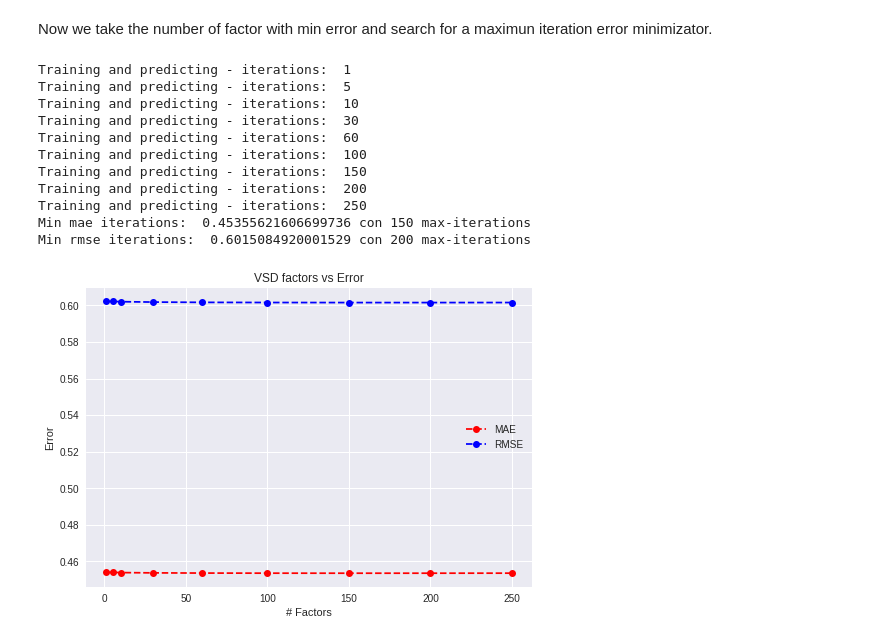
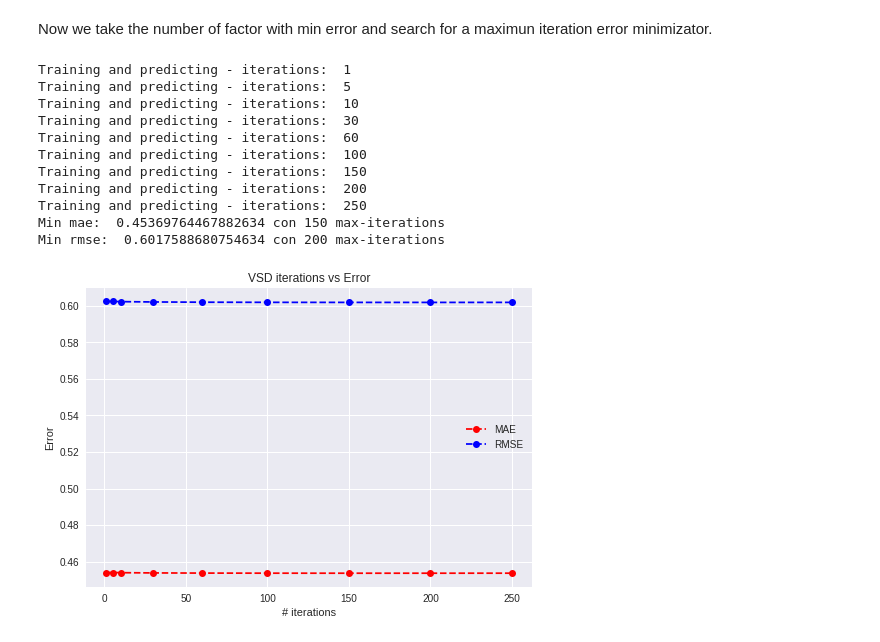
Before and after one commit to paulanavarretec/RecSys-Tarea1, a Jupyter notebook: Recsys_Tarea1_Sensitivity_Analysis.ipynb, the cells around one changed output. Cells and saved outputs as stored; diff of their text form; code cells hidden in the pictures.

```diff
--- a/Recsys_Tarea1_Sensitivity_Analysis.ipynb
+++ b/Recsys_Tarea1_Sensitivity_Analysis.ipynb
@@ -277,34 +277,34 @@ for i in range(len(n)):
   if rmse[i] < min_rmse:
     min_rmse = rmse[i]
     n2 = n[i]
 
 print('Min mae: ',min_mae, 'con' ,n1, 'max-iterations')
 print('Min rmse: ',min_rmse, 'con' ,n2, 'max-iterations')
 
 
 #Plot Errors
 import matplotlib.pyplot as plt
 
 plt.plot(n, mae, marker='o', linestyle='--', color='r', label='MAE')
 plt.plot(n, rmse, marker='o', linestyle='--', color='b', label='RMSE')
 
 # plt.plot(radius, area)
-plt.xlabel('# Factors')
+plt.xlabel('# iterations')
 plt.ylabel('Error')
 plt.title('VSD iterations vs Error')
 plt.legend()
 
 plt.show()
 # %% [output]
 Training and predicting - iterations:  1
 Training and predicting - iterations:  5
 Training and predicting - iterations:  10
 Training and predicting - iterations:  30
 Training and predicting - iterations:  60
 Training and predicting - iterations:  100
 Training and predicting - iterations:  150
 Training and predicting - iterations:  200
 Training and predicting - iterations:  250
-Min mae iterations:  0.45355621606699736 con 150 max-iterations
-Min rmse iterations:  0.6015084920001529 con 200 max-iterations
+Min mae:  0.45369764467882634 con 150 max-iterations
+Min rmse:  0.6017588680754634 con 200 max-iterations
-[figure, old version]
+[figure, new version]
```
